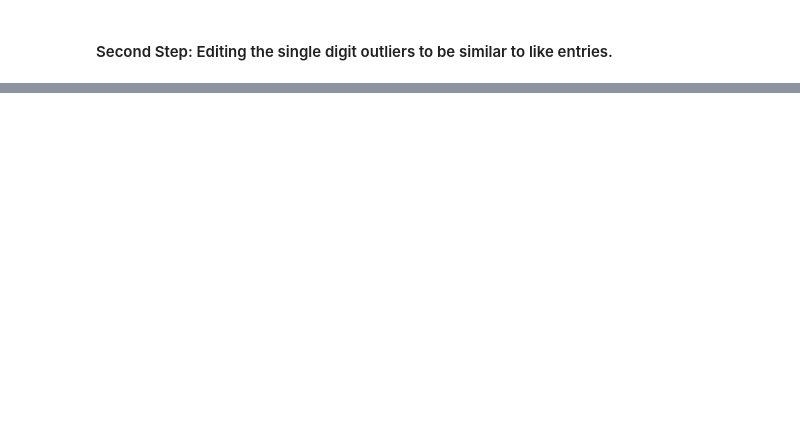
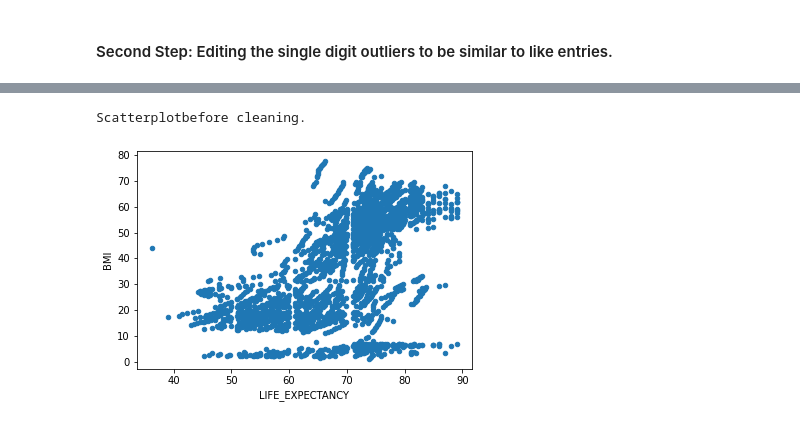
Before and after one commit to HoManCode/Group2-SIT307, a Jupyter notebook: A2 Dataset.ipynb, the cells around one changed output, grey strips where cells are left out. Saved outputs shown, nothing was run; the diff lists cells and outputs as text; code cells hidden in the pictures; blank space fills up the shorter version.

```diff
--- a/A2 Dataset.ipynb
+++ b/A2 Dataset.ipynb
@@ -495,14 +495,12 @@ There are two issues with the data in these columns, missing values and single i
 # %%
 # Convert types to float to be able to use interpolate() function.
 life_df['DIPHTHERIA'] = life_df['DIPHTHERIA'].astype(float)
-life_df['HEPATITIS_B'] = life_df['HEPATITIS_B'].astype(float)
 life_df['POLIO'] = life_df['POLIO'].astype(float)
 life_df['LIFE_EXPECTANCY'] = life_df['LIFE_EXPECTANCY'].astype(float)
 
 # Use interpolate function to fill in NaN entries with like data.
 life_df['LIFE_EXPECTANCY'] = life_df['LIFE_EXPECTANCY'].interpolate(method ='linear', limit_direction='forward', axis=0)
 life_df['DIPHTHERIA'] = life_df['DIPHTHERIA'].interpolate(method ='linear', limit_direction='forward', axis=0)
-life_df['HEPATITIS_B'] = life_df['HEPATITIS_B'].interpolate(method ='linear', limit_direction='forward', axis=0)
 life_df['POLIO'] = life_df['POLIO'].interpolate(method ='linear', limit_direction='forward', axis=0)
 
 print("List of columns and their null count")
@@ -513,7 +511,6 @@ print("Scatterplots showing single digit outliers.")
 
 # Scatterplots showing the single digit outliers for each column.
 ax = life_df.plot.scatter(x='LIFE_EXPECTANCY', y='DIPHTHERIA')
-ax = life_df.plot.scatter(x='LIFE_EXPECTANCY', y='HEPATITIS_B')
 ax = life_df.plot.scatter(x='LIFE_EXPECTANCY', y='POLIO')
 # %% [output]
 List of columns and their null count
@@ -542,7 +538,6 @@ Scatterplots showing single digit outliers.
 # Change the type to string.
 life_df['POLIO'] = life_df['POLIO'].astype(str)
 life_df['DIPHTHERIA'] = life_df['DIPHTHERIA'].astype(str)
-life_df['HEPATITIS_B'] = life_df['HEPATITIS_B'].astype(str)
 
 # Go through and find the single digit entries and change them to NaN.
 for value in life_df['POLIO']:
@@ -555,15 +550,9 @@ for value in life_df['DIPHTHERIA']:
     if (len(value) == 3):
         life_df.loc[life_df['DIPHTHERIA'] == value, 'DIPHTHERIA'] = np.NaN
 
-for value in life_df['HEPATITIS_B']:
-    value = str(value)
-    if (len(value) == 3):
-        life_df.loc[life_df['HEPATITIS_B'] == value, 'HEPATITIS_B'] = np.NaN
-
 # Change data type back to float.
 life_df['POLIO'] = life_df['POLIO'].astype(float)
 life_df['DIPHTHERIA'] = life_df['DIPHTHERIA'].astype(float)
-life_df['HEPATITIS_B'] = life_df['HEPATITIS_B'].astype(float)
 
 # Use interpolate() function to fill the NaN entries with like data. Direction forwards/backwards to get 1st and last entries.
 life_df['POLIO'] = life_df['POLIO'].interpolate(method ='linear', limit_direction='forward', axis=0)
@@ -571,9 +560,6 @@ life_df['POLIO'] = life_df['POLIO'].interpolate(method ='linear', limit_directio
 
 life_df['DIPHTHERIA'] = life_df['DIPHTHERIA'].interpolate(method ='linear', limit_direction='forward', axis=0)
 life_df['DIPHTHERIA'] = life_df['DIPHTHERIA'].interpolate(method ='linear', limit_direction='backward', axis=0)
-
-life_df['HEPATITIS_B'] = life_df['HEPATITIS_B'].interpolate(method ='linear', limit_direction='forward', axis=0)
-life_df['HEPATITIS_B'] = life_df['HEPATITIS_B'].interpolate(method ='linear', limit_direction='backward', axis=0)
 
 print("List of columns and their null count")
 print("\n")
@@ -584,7 +570,6 @@ print("Scatterplots showing rectified outliers.")
 # Plot the results of cleaned columns.
 ax = life_df.plot.scatter(x='LIFE_EXPECTANCY', y='POLIO')
 ax = life_df.plot.scatter(x='LIFE_EXPECTANCY', y='DIPHTHERIA')
-ax = life_df.plot.scatter(x='LIFE_EXPECTANCY', y='HEPATITIS_B')
 # %% [output]
 List of columns and their null count
 
@@ -608,0 +600,9 @@ Scatterplots showing rectified outliers.
+# %%
+print("Scatterplotbefore cleaning.")
+
+# Bmi scatterplot before cleaning.
+life_df['BMI'] = life_df['BMI'].astype(float)
+ax = life_df.plot.scatter(x='LIFE_EXPECTANCY', y='BMI')
+# %% [output]
+Scatterplotbefore cleaning.
+[figure, added]
```
Also changed, not shown: parts of 4 cells of this notebook.
